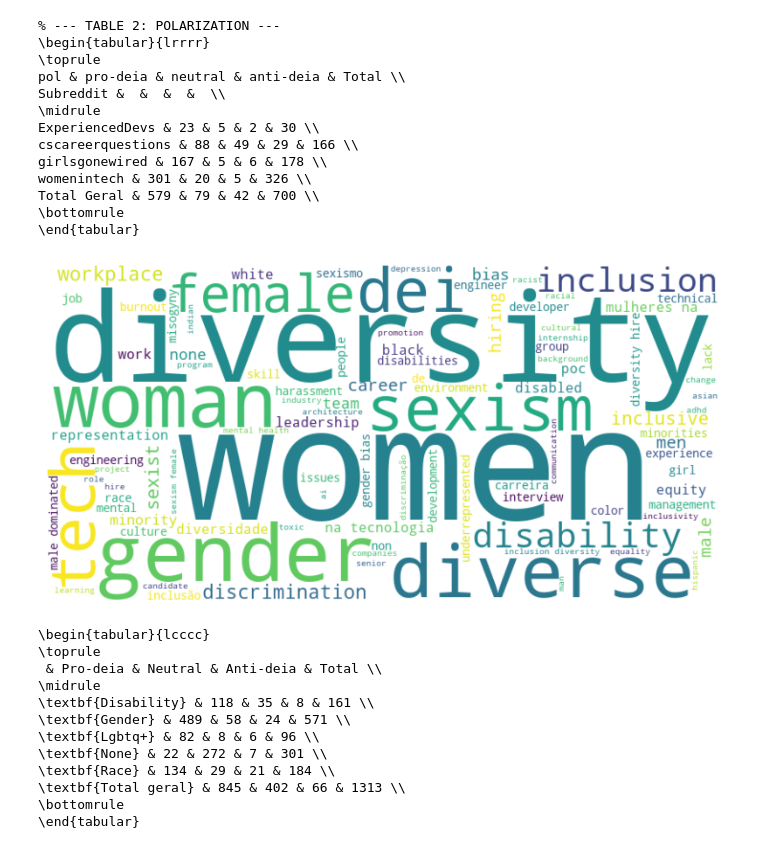
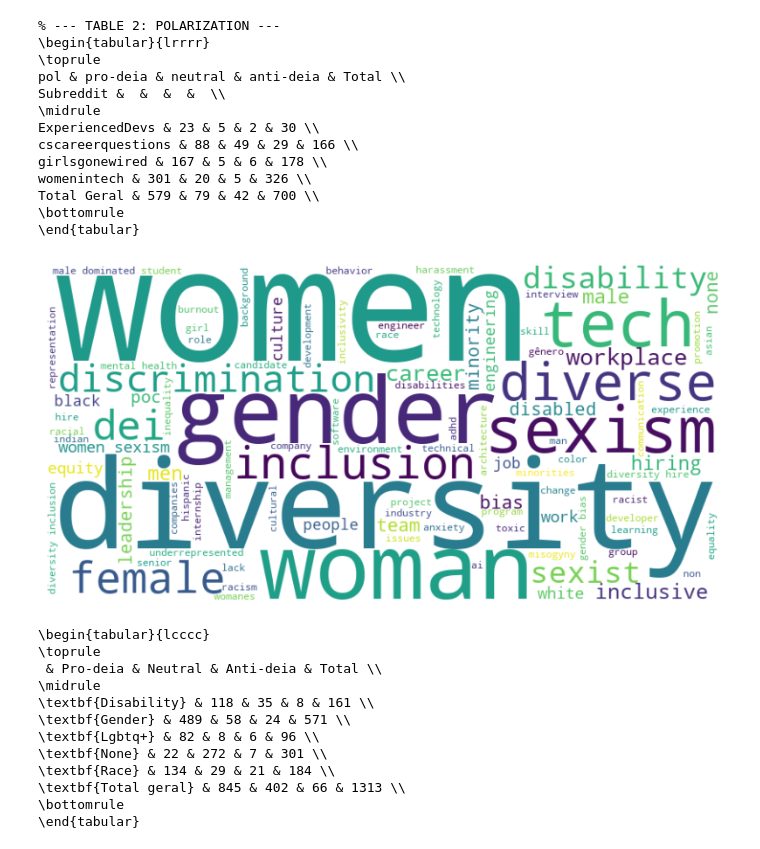
Before and after one commit to MarioJOP/deia-analysis, a Jupyter notebook: RQ2_1_subthemes_analysis.ipynb, the cells around one changed output. Drawn from its saved outputs; the diff is of its cells as text; code cells hidden in the pictures.

```diff
--- a/RQ2_1_subthemes_analysis.ipynb
+++ b/RQ2_1_subthemes_analysis.ipynb
@@ -184,52 +184,52 @@ Total Geral & 579 & 79 & 42 & 700 \\
 import pandas as pd
 from wordcloud import WordCloud
 import matplotlib.pyplot as plt
-df_man = pd.read_csv('PANDEIA_DATASET_ManualLabeling_Final.csv')
-# 1. Function to clean and merge keyword lists
-def merge_keywords(row):
-    # Converts to string, removes spaces, and splits by comma
-    k1 = str(row['KeyWords_x']).lower().split(',') if pd.notna(row['KeyWords_x']) else []
-    k2 = str(row['KeyWords_y']).lower().split(',') if pd.notna(row['KeyWords_y']) else []
+df_man = pd.read_csv('PANDEIA_Manual_Labeling_Final.csv')
+# # 1. Function to clean and merge keyword lists
+# def merge_keywords(row):
+#     # Converts to string, removes spaces, and splits by comma
+#     k1 = str(row['KeyWords_x']).lower().split(',') if pd.notna(row['KeyWords_x']) else []
+#     k2 = str(row['KeyWords_y']).lower().split(',') if pd.notna(row['KeyWords_y']) else []
 
-    # Cleans whitespace from each word and removes empty strings
-    list1 = [w.strip() for w in k1 if w.strip()]
-    list2 = [w.strip() for w in k2 if w.strip()]
+#     # Cleans whitespace from each word and removes empty strings
+#     list1 = [w.strip() for w in k1 if w.strip()]
+#     list2 = [w.strip() for w in k2 if w.strip()]
 
-    # Merges lists and removes duplicates using set()
-    unique_words = list(set(list1 + list2))
+#     # Merges lists and removes duplicates using set()
+#     unique_words = list(set(list1 + list2))
 
-    return ", ".join(unique_words)
+#     return ", ".join(unique_words)
 
-# 2. Apply merge to DataFrame
-# (Assuming df_man is your manual labeling DataFrame)
-df_man['Keywords'] = df_man.apply(merge_keywords, axis=1)
+# # 2. Apply merge to DataFrame
+# # (Assuming df_man is your manual labeling DataFrame)
+# df_man['Keywords'] = df_man.apply(merge_keywords, axis=1)
 
 # 3. Prepare text for Word Cloud
 # Joins all rows of the new column into a single giant string
 text_for_cloud = " ".join(df_man['Keywords'].dropna())
 
 # 4. Generate Word Cloud
 wordcloud = WordCloud(
     width=800,
     height=400,
     background_color='white',
     colormap='viridis',
     max_words=100,
     contour_width=3,
     contour_color='steelblue'
 ).generate(text_for_cloud)
 
 # 5. Visualize
 plt.figure(figsize=(10, 5))
 plt.imshow(wordcloud, interpolation='bilinear')
 plt.axis('off') # Remove axes (numbers)
 plt.savefig(figures_path / 'wordcloud_keywords.png', dpi=300, bbox_inches='tight')
 plt.show()
 
 # Optional: Save the new CSV with the unified column
 #df_man.to_csv('PANDEIA_Manual_Labeling_Final.csv', index=False)
 # %% [output]
-[figure, old version]
+[figure, new version]
 # %%
 import pandas as pd
 
```
Also changed, not shown: parts of 5 cells of this notebook, 44 other files.
